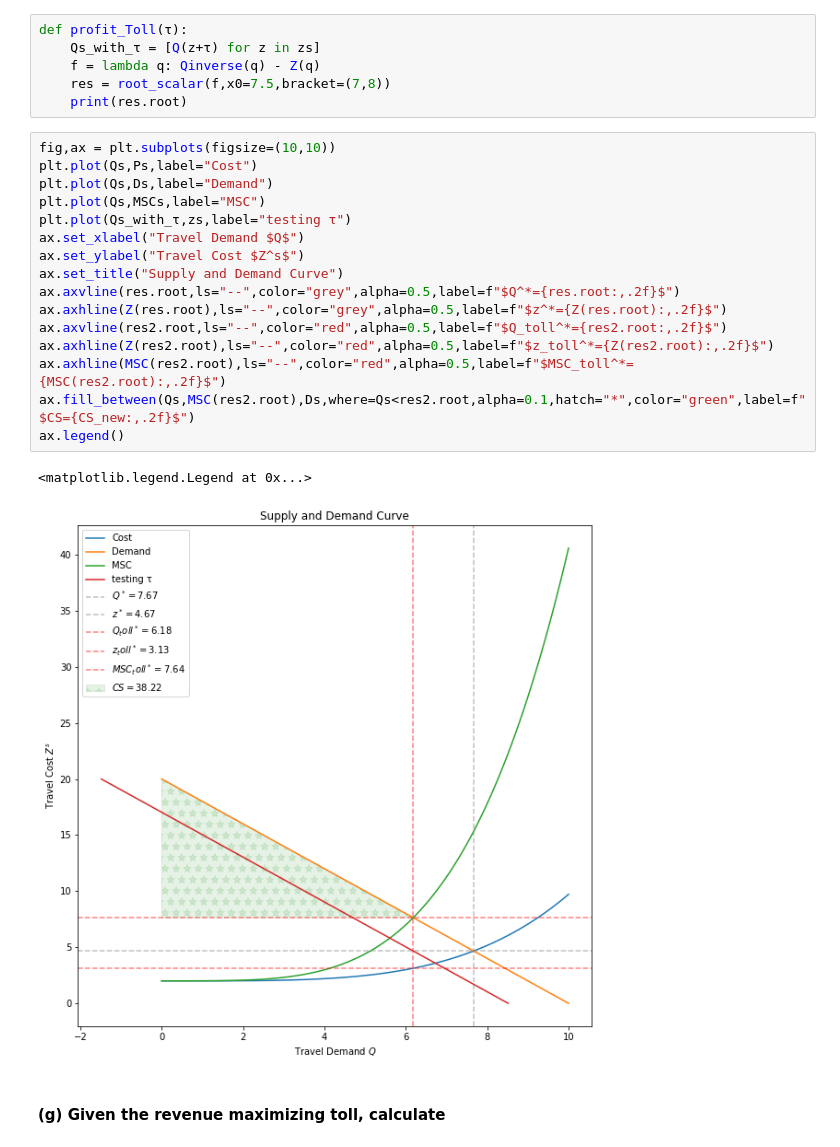
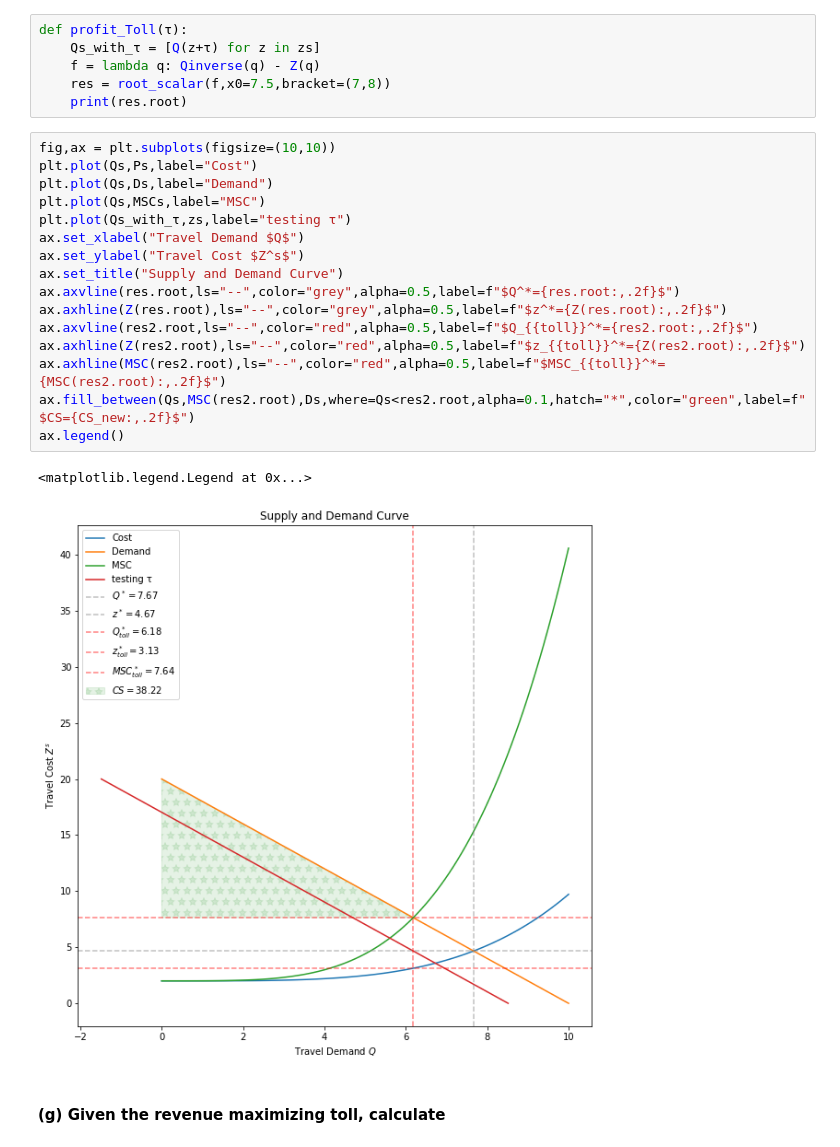
Before and after one commit to noahgarfinkle/Spring2020, a Jupyter notebook: CEE 498 Transportation Economics/Assignments/Assignment 4_Garfinkle.ipynb, the cells around one changed output. Saved outputs shown, nothing was run; the diff lists cells and outputs as text.

Commit message:
added multiple character latex to subscripts in figures

```diff
--- a/CEE 498 Transportation Economics/Assignments/Assignment 4_Garfinkle.ipynb
+++ b/CEE 498 Transportation Economics/Assignments/Assignment 4_Garfinkle.ipynb
@@ -209,22 +209,22 @@ def profit_Toll(τ):
 # %%
 fig,ax = plt.subplots(figsize=(10,10))
 plt.plot(Qs,Ps,label="Cost")
 plt.plot(Qs,Ds,label="Demand")
 plt.plot(Qs,MSCs,label="MSC")
 plt.plot(Qs_with_τ,zs,label="testing τ")
 ax.set_xlabel("Travel Demand $Q$")
 ax.set_ylabel("Travel Cost $Z^s$")
 ax.set_title("Supply and Demand Curve")
 ax.axvline(res.root,ls="--",color="grey",alpha=0.5,label=f"$Q^*={res.root:,.2f}$")
 ax.axhline(Z(res.root),ls="--",color="grey",alpha=0.5,label=f"$z^*={Z(res.root):,.2f}$")
-ax.axvline(res2.root,ls="--",color="red",alpha=0.5,label=f"$Q_toll^*={res2.root:,.2f}$")
-ax.axhline(Z(res2.root),ls="--",color="red",alpha=0.5,label=f"$z_toll^*={Z(res2.root):,.2f}$")
-ax.axhline(MSC(res2.root),ls="--",color="red",alpha=0.5,label=f"$MSC_toll^*={MSC(res2.root):,.2f}$")
+ax.axvline(res2.root,ls="--",color="red",alpha=0.5,label=f"$Q_{{toll}}^*={res2.root:,.2f}$")
+ax.axhline(Z(res2.root),ls="--",color="red",alpha=0.5,label=f"$z_{{toll}}^*={Z(res2.root):,.2f}$")
+ax.axhline(MSC(res2.root),ls="--",color="red",alpha=0.5,label=f"$MSC_{{toll}}^*={MSC(res2.root):,.2f}$")
 ax.fill_between(Qs,MSC(res2.root),Ds,where=Qs<res2.root,alpha=0.1,hatch="*",color="green",label=f"$CS={CS_new:,.2f}$")
 ax.legend()
 # %% [output]
 <matplotlib.legend.Legend at 0x...>
-[figure, old version]
+[figure, new version]
 # %% [markdown]
 #### (g) Given the revenue maximizing toll, calculate
 # %% [markdown]
```
